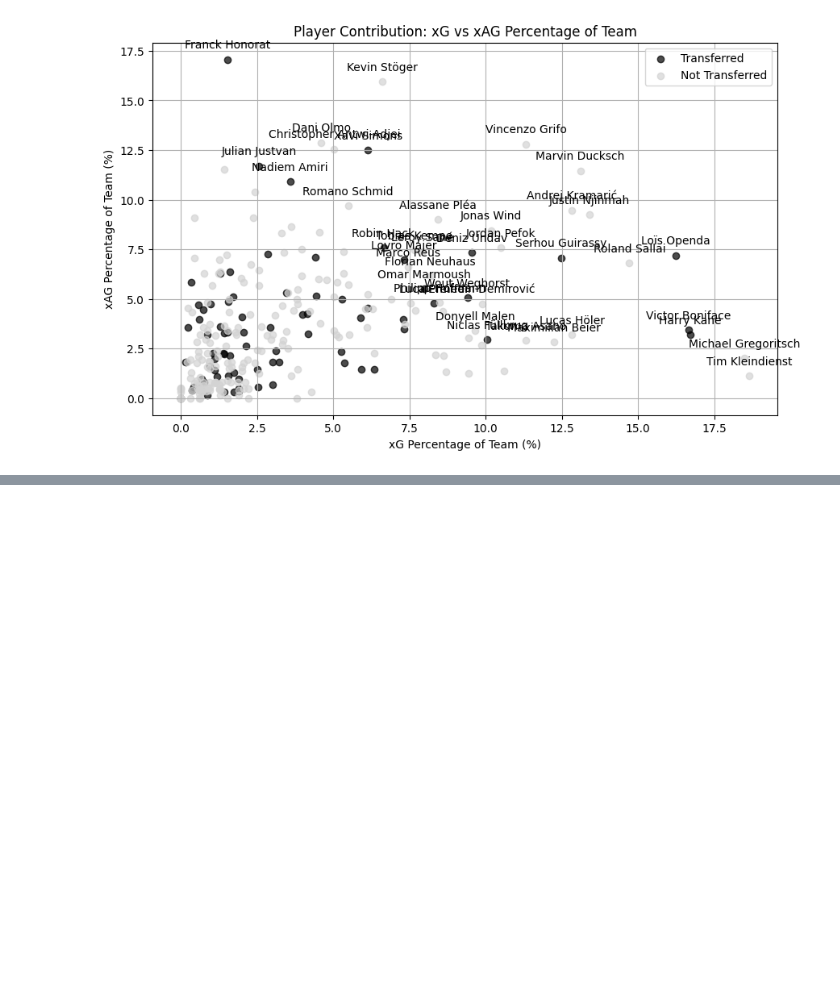
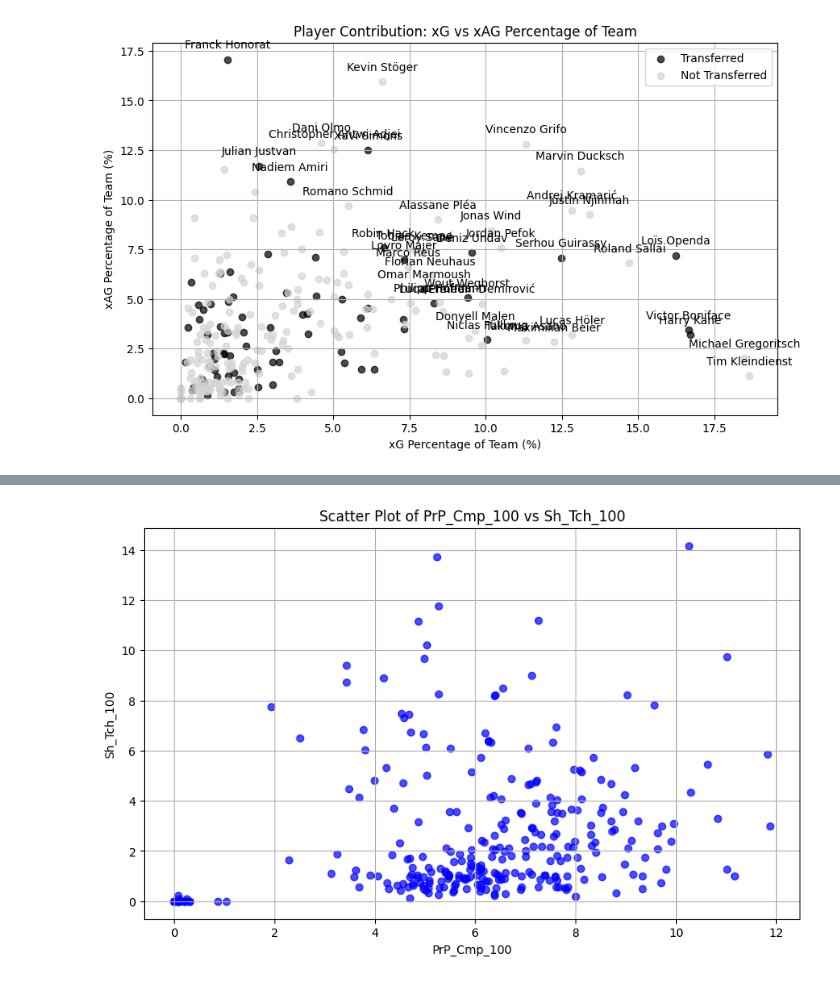
Before and after one commit to jessica-8/Case-Study-APC-Data-Analyst-, a Jupyter notebook: notebooks/notebook_playerStats_analysis.ipynb, the cells around one changed output, grey strips where cells are left out. Saved outputs shown, nothing was run; the diff lists cells and outputs as text; code cells hidden in the pictures; blank space fills up the shorter version.

```diff
--- a/notebooks/notebook_playerStats_analysis.ipynb
+++ b/notebooks/notebook_playerStats_analysis.ipynb
@@ -406,25 +203,0 @@ SyntaxError: unterminated string literal (detected at line 8) (2321787307.py, li
-# %%
-# Load the Excel file
-xls = pd.ExcelFile(filename)
-sheet_names = xls.sheet_names
-
-# Initialize an empty list to hold DataFrames
-df_stats = []
-
-# Loop through each sheet and read the DataFrame
-for sheet in sheet_names:
-    print(sheet)  # Print the name of the current sheet
-    df = pd.read_excel(filename, sheet_name=sheet)
-    df['season'] = sheet  # Add a new column with the season
-    df['season'] = df['season'].str.replace('_', '/')  # Remove 'Stats' from the season name
-    df_stats.append(df)  # Append the DataFrame to the list
-
-# Concatenate all DataFrames in the list into a single DataFrame
-df_stats = pd.concat(df_stats, ignore_index=True)
-
-df_stats = df_stats.loc[:, ~df_stats.columns.duplicated()]
-df_stats = pd.merge(df_stats, squad_map, how='left', left_on='Squad', right_on='Squad')
-
-
-df_stats = pd.merge(df_stats, df_standings[['League_Position', 'club_id', 'season','season_id']], how='left', left_on=['club_id', 'season'], right_on=['club_id', 'season'])
-df_stats
@@ -607,0 +225,17 @@ Name: season_id, Length: 92, dtype: float64
+# %%
+
+plt.figure(figsize=(10, 6))
+
+# Scatter plot of 'PrP_Cmp_100' vs 'Sh_Tch_100'
+plt.scatter(df['PrP_Cmp_100'], df['Sh_Tch_100'], color='blue', alpha=0.7)
+
+# Add labels and title
+plt.xlabel('PrP_Cmp_100')
+plt.ylabel('Sh_Tch_100')
+plt.title('Scatter Plot of PrP_Cmp_100 vs Sh_Tch_100')
+
+# Show plot
+plt.grid(True)
+plt.show()
+# %% [output]
+[figure, added]
```
Also changed, not shown: parts of 25 cells of this notebook, 1 other file.
